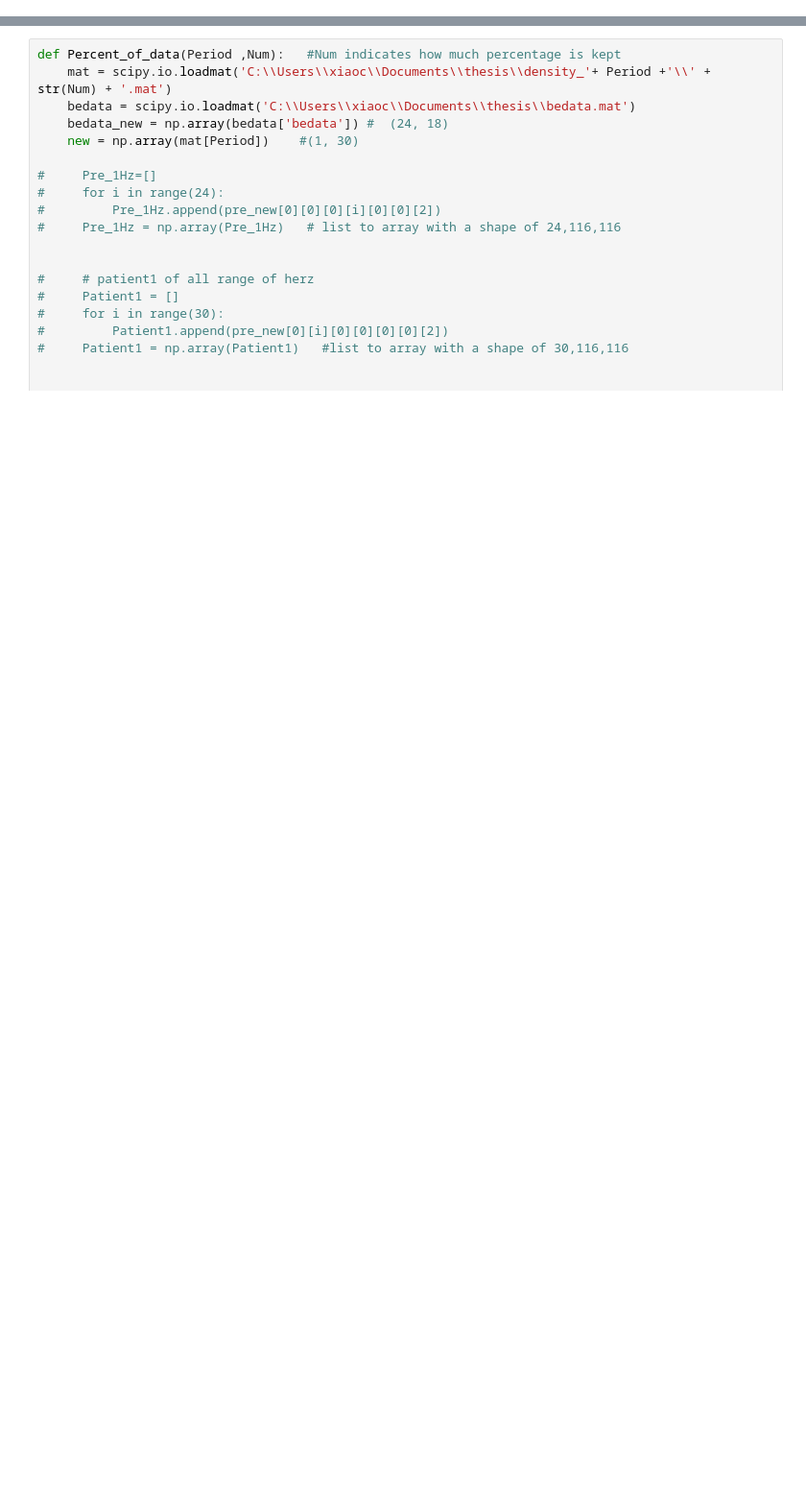
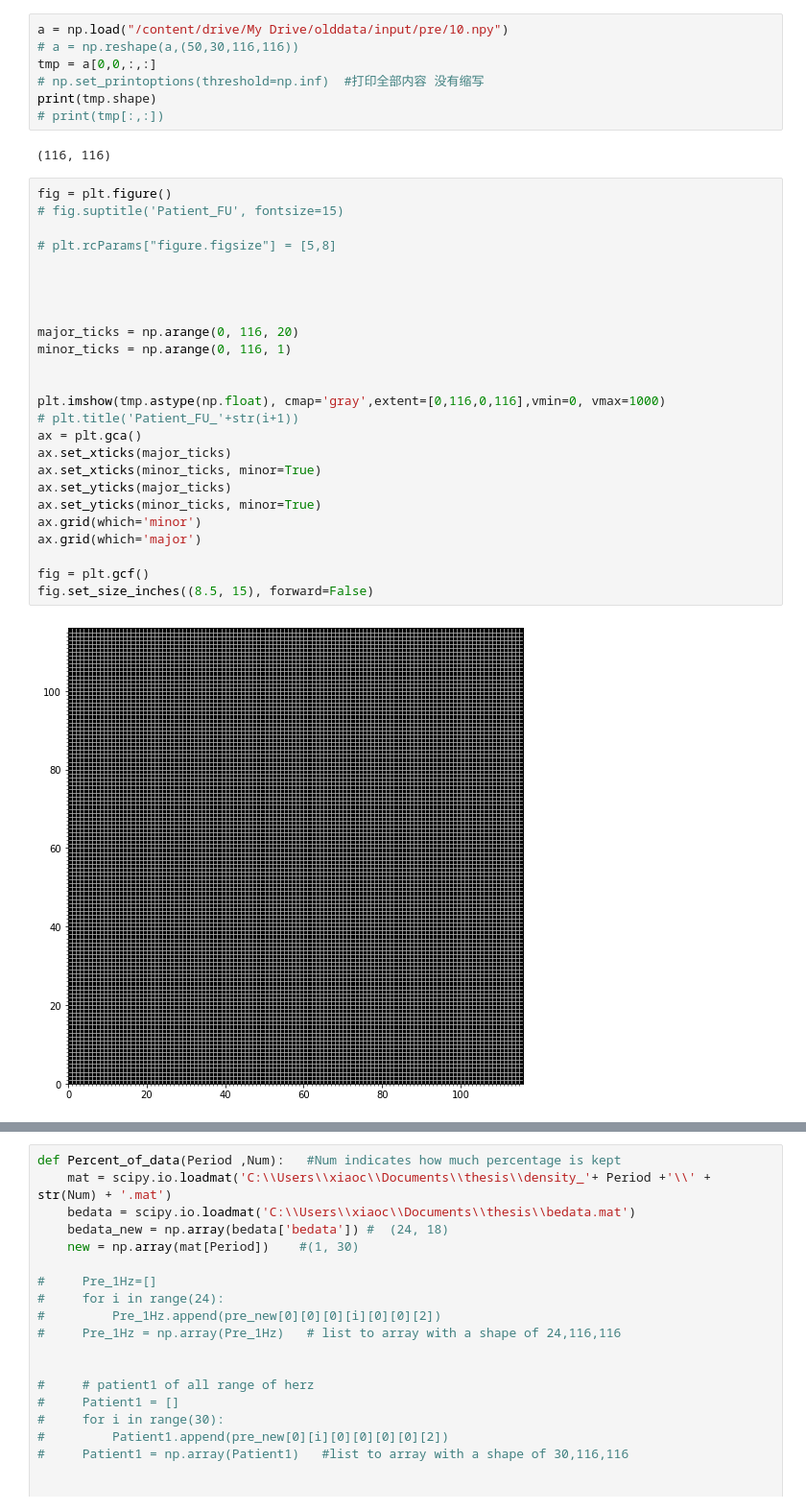
Before and after one commit to chyan0411/Thesis, a Jupyter notebook: InputData.ipynb, the cells around one changed output, grey strips where cells are left out. Shown at 96% size. Saved outputs shown, nothing was run; the diff lists cells and outputs as text; blank space fills up the shorter version.

```diff
--- a/InputData.ipynb
+++ b/InputData.ipynb
@@ -4,0 +568,36 @@ import matplotlib.pyplot as plt
+# %%
+a = np.load("/content/drive/My Drive/olddata/input/pre/10.npy")
+# a = np.reshape(a,(50,30,116,116))
+tmp = a[0,0,:,:]
+# np.set_printoptions(threshold=np.inf)  #打印全部内容 没有缩写
+print(tmp.shape)
+# print(tmp[:,:])
+# %% [output]
+(116, 116)
+# %%
+fig = plt.figure()
+# fig.suptitle('Patient_FU', fontsize=15)
+
+# plt.rcParams["figure.figsize"] = [5,8]
+
+
+
+
+major_ticks = np.arange(0, 116, 20)
+minor_ticks = np.arange(0, 116, 1)
+
+
+plt.imshow(tmp.astype(np.float), cmap='gray',extent=[0,116,0,116],vmin=0, vmax=1000)
+# plt.title('Patient_FU_'+str(i+1))
+ax = plt.gca()
+ax.set_xticks(major_ticks)
+ax.set_xticks(minor_ticks, minor=True)
+ax.set_yticks(major_ticks)
+ax.set_yticks(minor_ticks, minor=True)
+ax.grid(which='minor')
+ax.grid(which='major')
+
+fig = plt.gcf()
+fig.set_size_inches((8.5, 15), forward=False)
+# %% [output]
+[figure, added]
```
Also changed, not shown: parts of 29 cells of this notebook.
